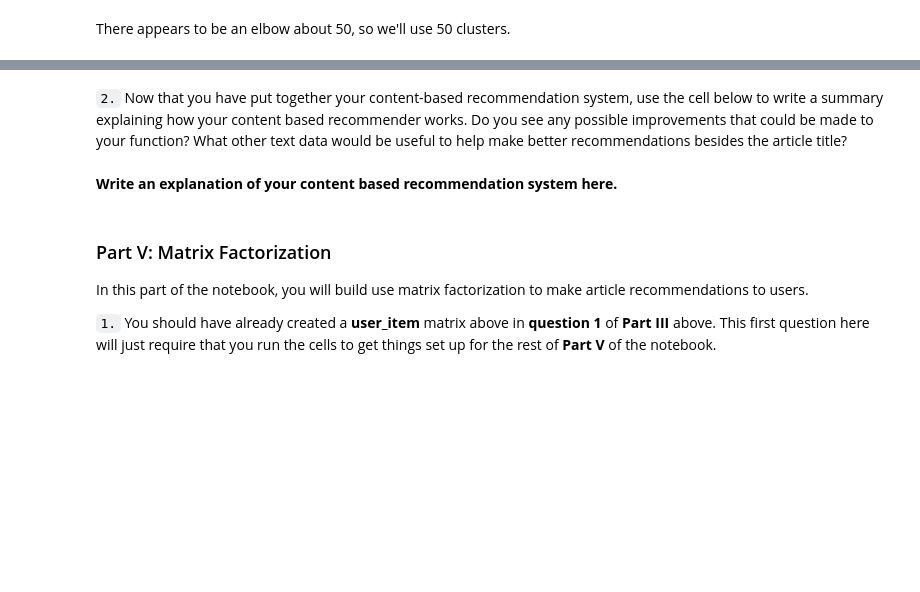
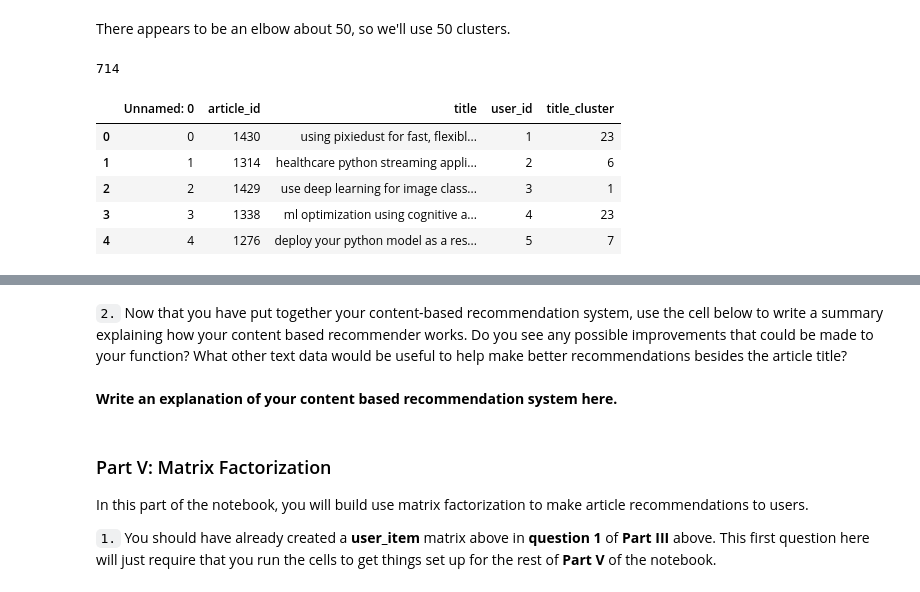
Before and after one commit to maxtschochner/dsnd-recommendation-systems-project, a Jupyter notebook: starter/Recommendations_with_IBM.ipynb, the cells around one changed output, grey strips where cells are left out. Drawn from its saved outputs; the diff is of its cells as text; code cells hidden in the pictures; blank space fills up the shorter version.

```diff
--- a/starter/Recommendations_with_IBM.ipynb
+++ b/starter/Recommendations_with_IBM.ipynb
@@ -789,12 +818,30 @@ plt.xlabel('Number of clusters')
 # %% [markdown]
 There appears to be an elbow about 50, so we'll use 50 clusters.
 # %%
-n_clusters = # Number of clusters
+n_clusters = 50 # Number of clusters
 kmeans = KMeans(
-    # Your code here, same as parameters above
-).fit()
+    n_clusters=n_clusters,
+    max_iter=max_iter,
+    n_init=n_init,
+    random_state=random_state,
+).fit(X_lsa)
+# %%
+len(kmeans.labels_)
+# kmeans.feature_names_in_
+# %% [output]
+714
 # %%
 # create a new column `title_cluster` and assign it the kmeans cluster labels
-# First we need to map the labels to df_unique_articles article ids and then apply those to df
-article_cluster_map = {} # Map article_id to cluster label
-df['title_cluster'] = # apply map to create title clusters
+# Map the labels from df_unique_articles (unique articles) to df
+article_cluster_map = dict(zip(df_unique_articles['article_id'], kmeans.labels_))  # Map unique article_id to cluster label
+df['title_cluster'] = df['article_id'].map(article_cluster_map)  # apply map to create title clusters
+
+# Only cast to int where not null, or keep as float (int casting is not necessary for clustering)
+df.head()
+# %% [output]
+|  | Unnamed: 0 | article_id | title | user_id | title_cluster |
+| 0 | 0 | 1430 | using pixiedust for fast, flexibl... | 1 | 23 |
+| 1 | 1 | 1314 | healthcare python streaming appli... | 2 | 6 |
+| 2 | 2 | 1429 | use deep learning for image class... | 3 | 1 |
+| 3 | 3 | 1338 | ml optimization using cognitive a... | 4 | 23 |
+| 4 | 4 | 1276 | deploy your python model as a res... | 5 | 7 |
```
Also changed, not shown: parts of 10 cells of this notebook.
